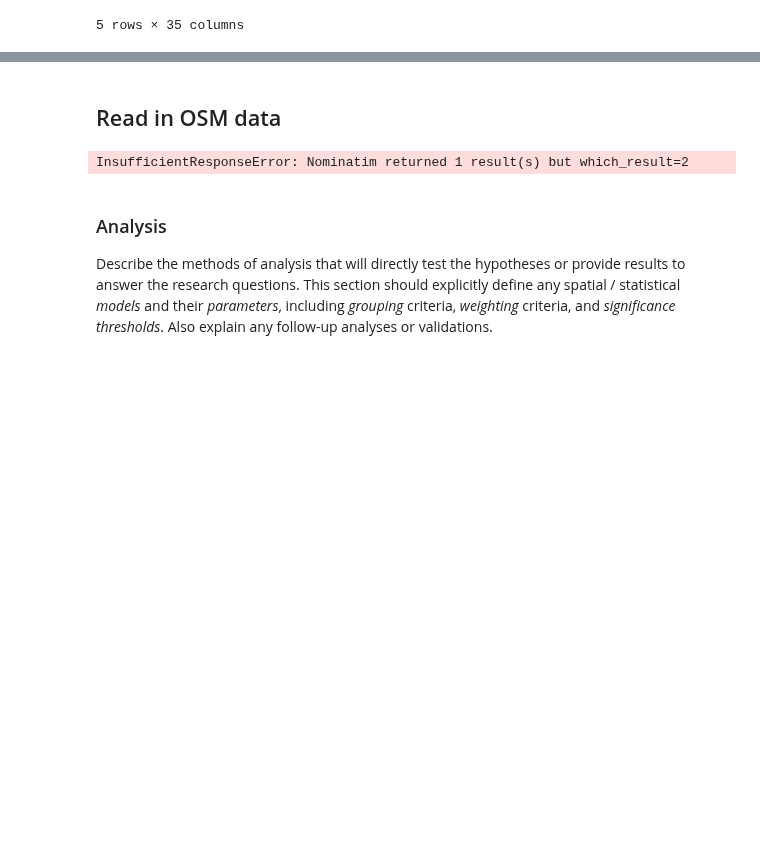
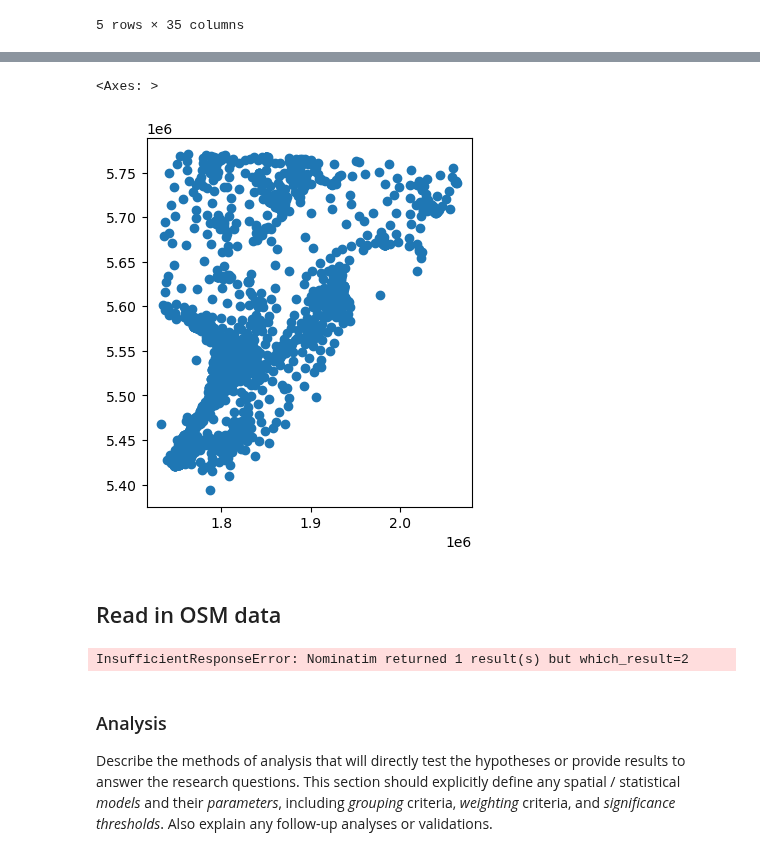
Before and after one commit to gsokolow/Flooding-and-Healthcare-2024, a Jupyter notebook: procedure/code/01-Jupyter_notebook.ipynb, the cells around one changed output, grey strips where cells are left out. Cells and saved outputs as stored; diff of their text form; code cells hidden in the pictures; blank space fills up the shorter version.

```diff
--- a/procedure/code/01-Jupyter_notebook.ipynb
+++ b/procedure/code/01-Jupyter_notebook.ipynb
@@ -254,3 +265,8 @@ sa1_geom.to_file("../../data/derived/public/sa1_2018_joined.geojson", driver='Ge
+# %%
+sa1_c.plot()
+# %% [output]
+<Axes: >
+[figure, added]
 # %% [markdown]
 ## Read in OSM data
 # %%
```
Also changed, not shown: parts of 5 cells of this notebook, 8 other files.
